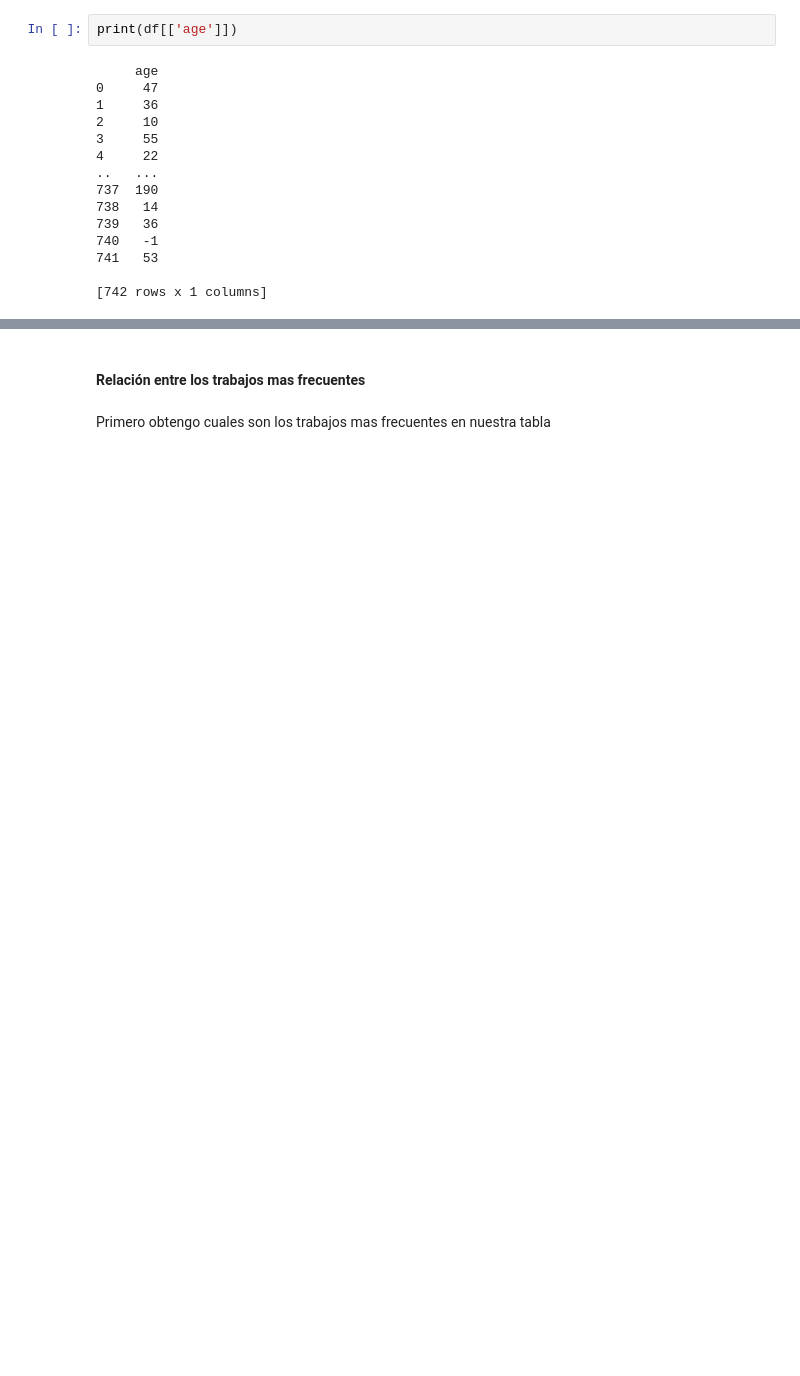
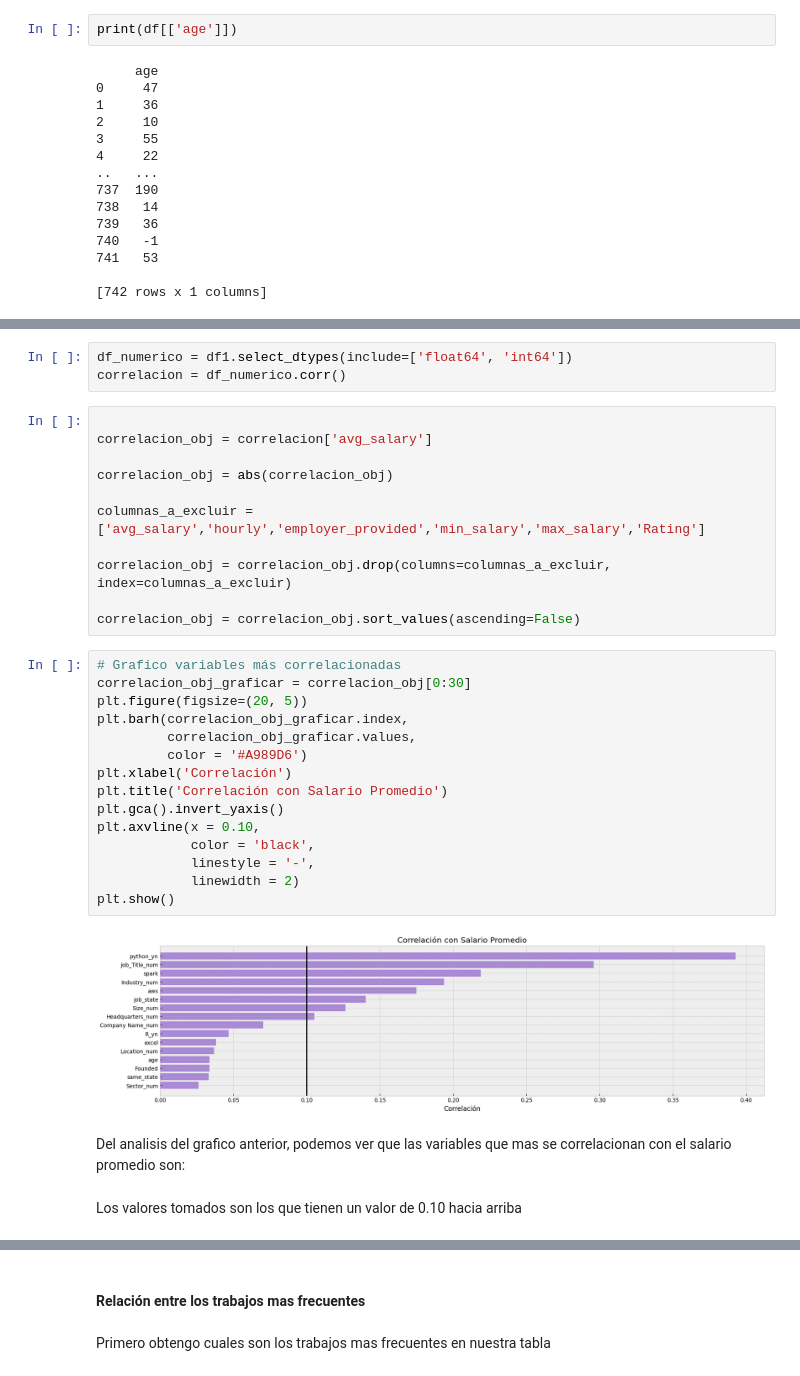
Before and after one commit to SirixG/Python, a Jupyter notebook: Primera_Entrega/ProyectoDS_ParteI_Dente.ipynb, the cells around one changed output, grey strips where cells are left out. Drawn from its saved outputs; the diff is of its cells as text; blank space fills up the shorter version.

```diff
--- a/Primera_Entrega/ProyectoDS_ParteI_Dente.ipynb
+++ b/Primera_Entrega/ProyectoDS_ParteI_Dente.ipynb
@@ -135,0 +187,35 @@ Y = avg_salary
+# %%
+df_numerico = df1.select_dtypes(include=['float64', 'int64'])
+correlacion = df_numerico.corr()
+# %%
+
+correlacion_obj = correlacion['avg_salary']
+
+correlacion_obj = abs(correlacion_obj)
+
+columnas_a_excluir = ['avg_salary','hourly','employer_provided','min_salary','max_salary','Rating']
+
+correlacion_obj = correlacion_obj.drop(columns=columnas_a_excluir, index=columnas_a_excluir)
+
+correlacion_obj = correlacion_obj.sort_values(ascending=False)
+# %%
+# Grafico variables más correlacionadas
+correlacion_obj_graficar = correlacion_obj[0:30]
+plt.figure(figsize=(20, 5))
+plt.barh(correlacion_obj_graficar.index,
+         correlacion_obj_graficar.values,
+         color = '#A989D6')
+plt.xlabel('Correlación')
+plt.title('Correlación con Salario Promedio')
+plt.gca().invert_yaxis()
+plt.axvline(x = 0.10,
+            color = 'black',
+            linestyle = '-',
+            linewidth = 2)
+plt.show()
+# %% [output]
+[figure, added]
+# %% [markdown]
+Del analisis del grafico anterior, podemos ver que las variables que mas se correlacionan con el salario promedio son:
+# %% [markdown]
+Los valores tomados son los que tienen un valor de 0.10 hacia arriba
```
Also changed, not shown: parts of 37 cells of this notebook.
